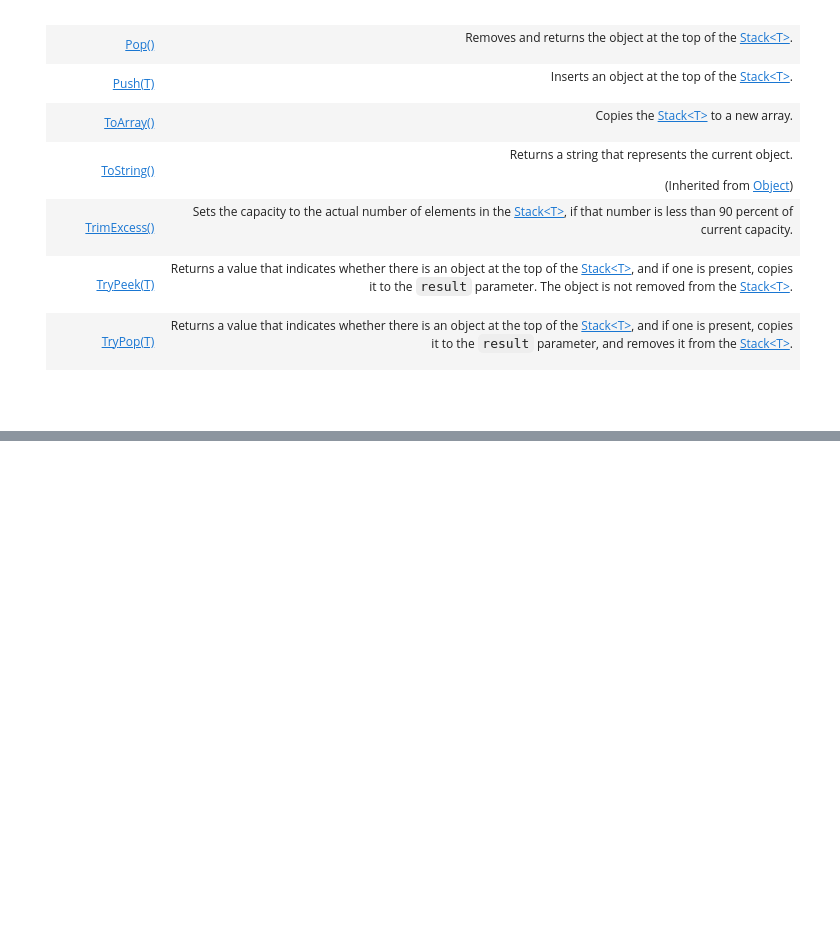
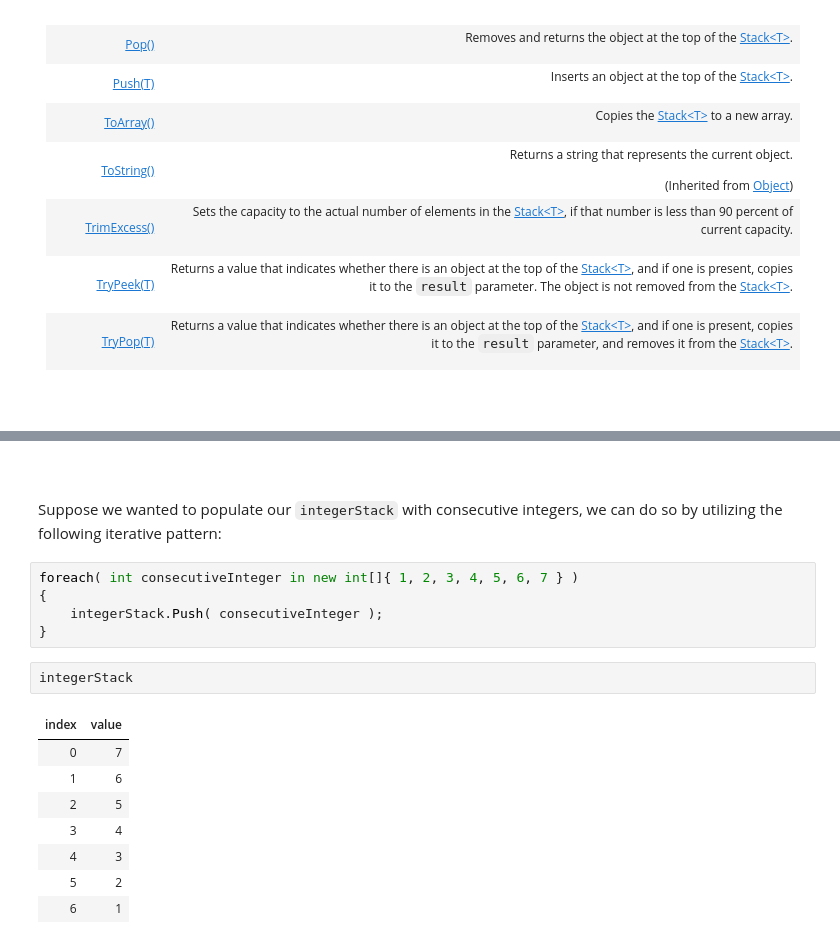
Before and after one commit to HarryJamesGreenblatt/Notes-On-C-Sharp, a Jupyter notebook: 16. Linear Data Structures/Built-In Classes/The Stack Class.ipynb, the cells around one changed output, grey strips where cells are left out. Drawn from its saved outputs; the diff is of its cells as text; blank space fills up the shorter version.

```diff
--- a/16. Linear Data Structures/Built-In Classes/The Stack Class.ipynb
+++ b/16. Linear Data Structures/Built-In Classes/The Stack Class.ipynb
@@ -254,0 +269,20 @@ As elements are added to a `Stack<T>`, the capacity is automatically increased a
+# %% [markdown]
+<br>
+# %% [markdown]
+Suppose we wanted to populate our `integerStack` with consecutive integers, we can do so by utilizing the following iterative pattern:
+# %%
+foreach( int consecutiveInteger in new int[]{ 1, 2, 3, 4, 5, 6, 7 } )
+{
+    integerStack.Push( consecutiveInteger );
+}
+# %%
+integerStack
+# %% [output]
+| index | value |
+| 0 | 7 |
+| 1 | 6 |
+| 2 | 5 |
+| 3 | 4 |
+| 4 | 3 |
+| 5 | 2 |
+| 6 | 1 |
```
Also changed, not shown: parts of 41 cells of this notebook.
